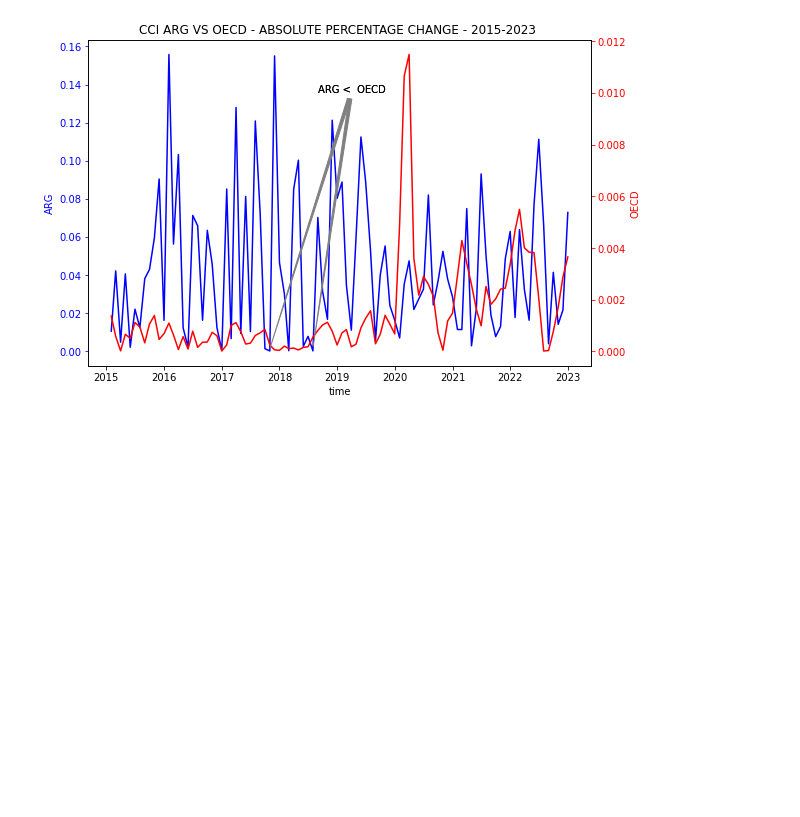
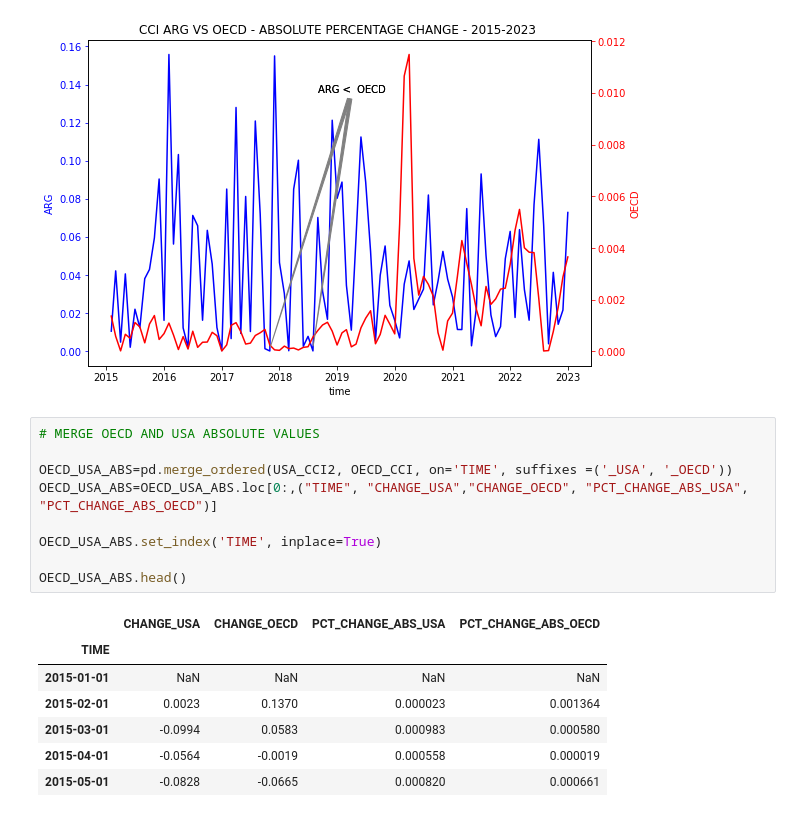
Before and after one commit to natmonge/UCDPA_NataliaMongelos, a Jupyter notebook: Data_Analytics_Project.ipynb, the cells around one changed output. Drawn from its saved outputs; the diff is of its cells as text; blank space fills up the shorter version.

```diff
--- a/Data_Analytics_Project.ipynb
+++ b/Data_Analytics_Project.ipynb
@@ -679,3 +691,20 @@ ax2.annotate("ARG <  OECD",
 plt.show()
 # %% [output]
 [figure]
+# %%
+# MERGE OECD AND USA ABSOLUTE VALUES
+
+OECD_USA_ABS=pd.merge_ordered(USA_CCI2, OECD_CCI, on='TIME', suffixes =('_USA', '_OECD'))
+OECD_USA_ABS=OECD_USA_ABS.loc[0:,("TIME", "CHANGE_USA","CHANGE_OECD", "PCT_CHANGE_ABS_USA", "PCT_CHANGE_ABS_OECD")]
+
+OECD_USA_ABS.set_index('TIME', inplace=True)
+
+OECD_USA_ABS.head()
+# %% [output]
+|  | CHANGE_USA | CHANGE_OECD | PCT_CHANGE_ABS_USA | PCT_CHANGE_ABS_OECD |
+| TIME |  |  |  |  |
+| 2015-01-01 | NaN | NaN | NaN | NaN |
+| 2015-02-01 | 0.0023 | 0.1370 | 0.000023 | 0.001364 |
+| 2015-03-01 | -0.0994 | 0.0583 | 0.000983 | 0.000580 |
+| 2015-04-01 | -0.0564 | -0.0019 | 0.000558 | 0.000019 |
+| 2015-05-01 | -0.0828 | -0.0665 | 0.000820 | 0.000661 |
```
Also changed, not shown: parts of 5 cells of this notebook.
